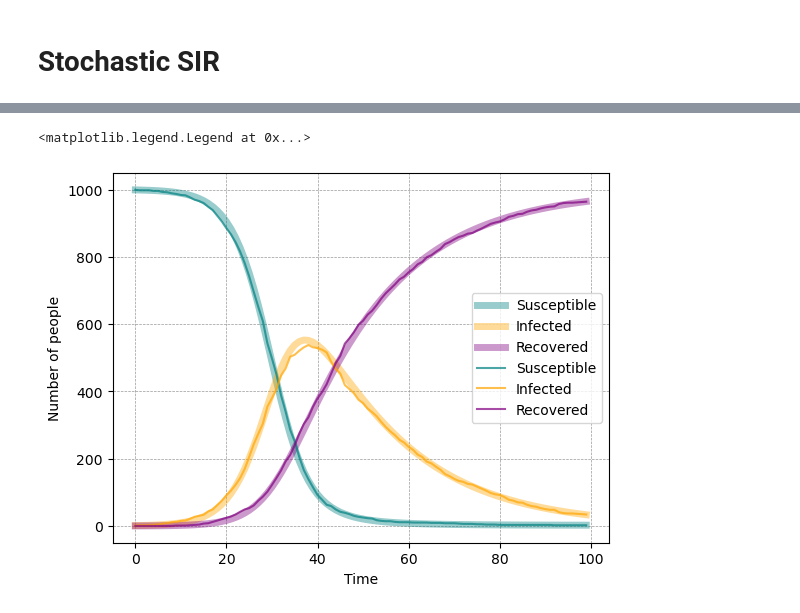
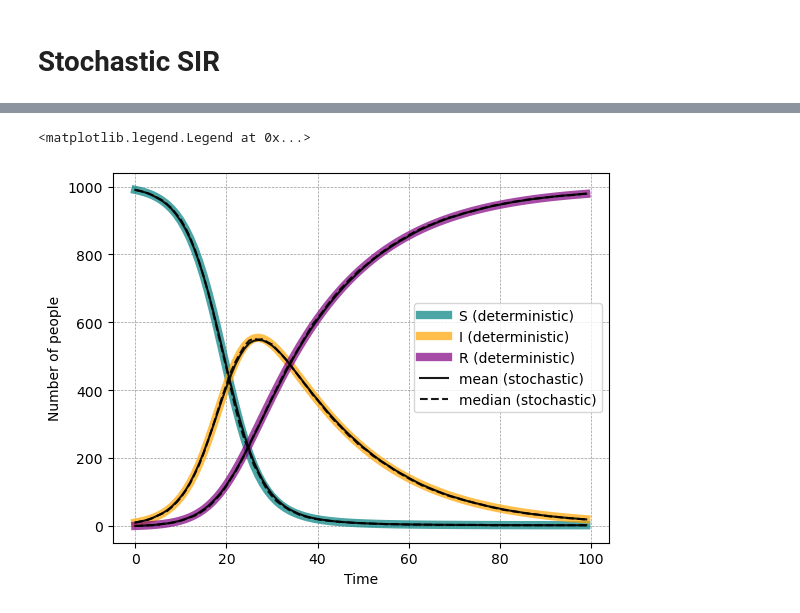
Before and after one commit to nmoghaddas19/PHYS-7335, a Jupyter notebook: epidemics/code.ipynb, the cells around one changed output, grey strips where cells are left out. Saved outputs shown, nothing was run; the diff lists cells and outputs as text; code cells hidden in the pictures.

```diff
--- a/epidemics/code.ipynb
+++ b/epidemics/code.ipynb
@@ -85,5 +85,5 @@ def stochastic_sir(S0, I0, R0, beta, gamma, n_days):
         I[i+1] = I[i] + I_in - I_out
         R[i+1] = R[i] + R_in
     return S, I, R
-
-S_sto, I_sto, R_sto = stochastic_sir(S0=999, I0=1, R0=0, beta=0.3, gamma=0.05, n_days=100)
+# %%
+S, I, R = det_sir(S0=990, I0=10, R0=0, beta=0.3, gamma=0.05, n_days=100)
@@ -90,15 +116,37 @@ S_sto, I_sto, R_sto = stochastic_sir(S0=999, I0=1, R0=0, beta=0.3, gamma=0.05, n
+# %%
+import pandas as pd
+sir_sto = pd.DataFrame(columns=['t', 'S', 'I', 'R'])
+
+for i in range(100):
+    S_sto, I_sto, R_sto = stochastic_sir(S0=990, I0=10, R0=0, beta=0.3, gamma=0.05, n_days=100)
+    df = pd.DataFrame({'t': range(0,100),
+                       'S': S_sto,
+                       'I': I_sto,
+                       'R': R_sto})
+    sir_sto = pd.concat([sir_sto, df], ignore_index=True)
+# %%
+sir_sto[['S', 'I', 'R']] = sir_sto[['S', 'I', 'R']].apply(pd.to_numeric)
+quantiles = sir_sto.groupby('t').describe(percentiles=[.05, .5, .95])
+# quantiles
 # %%
 fig, ax = plt.subplots()
-ax.plot(S, color='teal', alpha=0.4, label='Susceptible', linewidth =5)
-ax.plot(I, color='orange', alpha =0.4, label='Infected', linewidth =5)
-ax.plot(R, color='purple', alpha=0.4, label='Recovered', linewidth =5)
-ax.plot(S_sto, color='teal', alpha=0.7, label='Susceptible')
-ax.plot(I_sto, color='orange', alpha =0.7, label='Infected')
-ax.plot(R_sto, color='purple', alpha=0.7, label='Recovered')
+
+ax.plot(S, color='teal', alpha=0.7, label='S (deterministic)', linewidth=6)
+ax.plot(I, color='orange', alpha=0.7, label='I (deterministic)', linewidth=6)
+ax.plot(R, color='purple', alpha=0.7, label='R (deterministic)', linewidth=6)
+
+ax.plot(quantiles['S']['mean'], 'black', alpha=0.9, label = 'mean (stochastic)')
+ax.plot(quantiles['I']['mean'], 'black', alpha=0.9)
+ax.plot(quantiles['R']['mean'], 'black', alpha=0.9)
+
+ax.plot(quantiles['S']['50%'], 'black', alpha=0.9, linestyle='--', label = 'median (stochastic)')
+ax.plot(quantiles['I']['50%'], 'black', alpha=0.9, linestyle='--')
+ax.plot(quantiles['R']['50%'], 'black', alpha=0.9, linestyle='--')
+
 ax.set_xlabel('Time')
 ax.set_ylabel('Number of people')
 ax.grid(color='#999999', linestyle='--', linewidth=0.5)
 ax.legend()
 # %% [output]
 <matplotlib.legend.Legend at 0x...>
-[figure, old version]
+[figure, new version]
```
Also changed, not shown: parts of 4 cells of this notebook.
